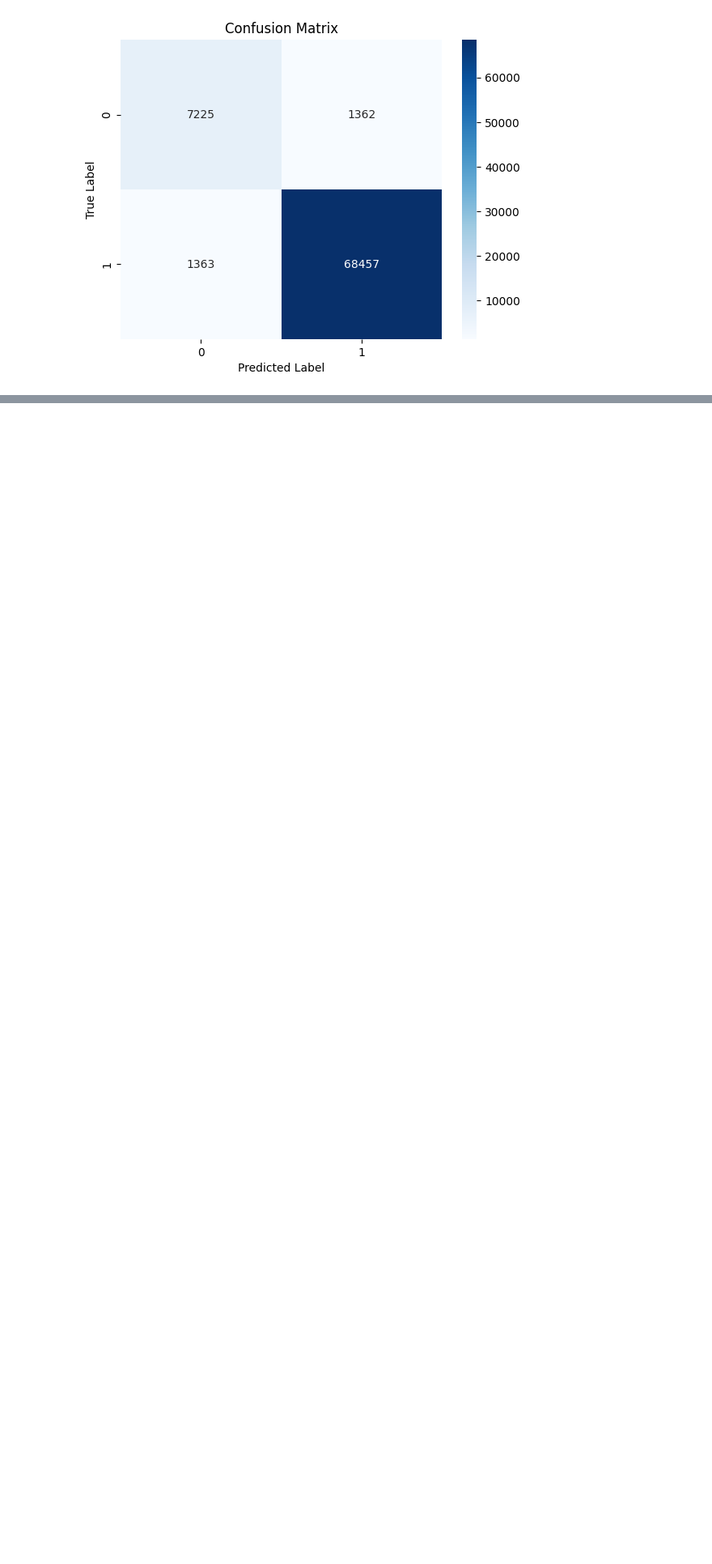
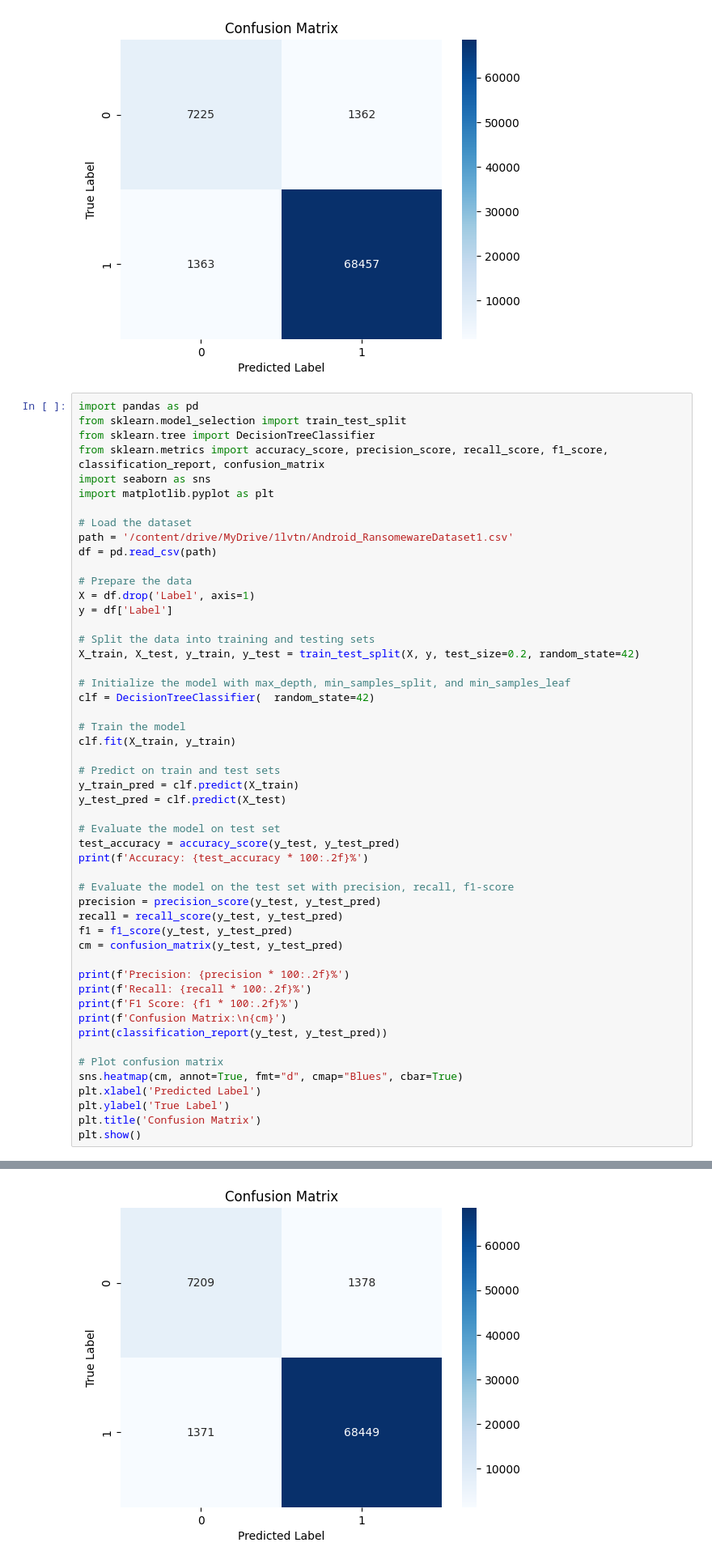
Before and after one commit to pheb2014939/App_VT, a Jupyter notebook: DT.ipynb, the cells around one changed output, grey strips where cells are left out. Shown: that part at 81% size. Drawn from its saved outputs; the diff is of its cells as text; blank space fills up the shorter version.

```diff
--- a/DT.ipynb
+++ b/DT.ipynb
@@ -251,3 +100,55 @@ F1 Score: 98.05%
    macro avg       0.91      0.91      0.91     78407
 weighted avg       0.97      0.97      0.97     78407
 [figure]
+# %%
+import pandas as pd
+from sklearn.model_selection import train_test_split
+from sklearn.tree import DecisionTreeClassifier
+from sklearn.metrics import accuracy_score, precision_score, recall_score, f1_score, classification_report, confusion_matrix
+import seaborn as sns
+import matplotlib.pyplot as plt
+
+# Load the dataset
+path = '/content/drive/MyDrive/1lvtn/Android_RansomewareDataset1.csv'
+df = pd.read_csv(path)
+
+# Prepare the data
+X = df.drop('Label', axis=1)
+y = df['Label']
+
+# Split the data into training and testing sets
+X_train, X_test, y_train, y_test = train_test_split(X, y, test_size=0.2, random_state=42)
+
+# Initialize the model with max_depth, min_samples_split, and min_samples_leaf
+clf = DecisionTreeClassifier(  random_state=42)
+
+# Train the model
+clf.fit(X_train, y_train)
+
+# Predict on train and test sets
+y_train_pred = clf.predict(X_train)
+y_test_pred = clf.predict(X_test)
+
+# Evaluate the model on test set
+test_accuracy = accuracy_score(y_test, y_test_pred)
+print(f'Accuracy: {test_accuracy * 100:.2f}%')
+
+# Evaluate the model on the test set with precision, recall, f1-score
+precision = precision_score(y_test, y_test_pred)
+recall = recall_score(y_test, y_test_pred)
+f1 = f1_score(y_test, y_test_pred)
+cm = confusion_matrix(y_test, y_test_pred)
+
+print(f'Precision: {precision * 100:.2f}%')
+print(f'Recall: {recall * 100:.2f}%')
+print(f'F1 Score: {f1 * 100:.2f}%')
+print(f'Confusion Matrix:\n{cm}')
+print(classification_report(y_test, y_test_pred))
+
+# Plot confusion matrix
+sns.heatmap(cm, annot=True, fmt="d", cmap="Blues", cbar=True)
+plt.xlabel('Predicted Label')
+plt.ylabel('True Label')
+plt.title('Confusion Matrix')
+plt.show()
+# %% [output]
@@ -253,0 +170 @@ weighted avg       0.97      0.97      0.97     78407
+[figure, added]
```
Also changed, not shown: parts of 3 cells of this notebook.
